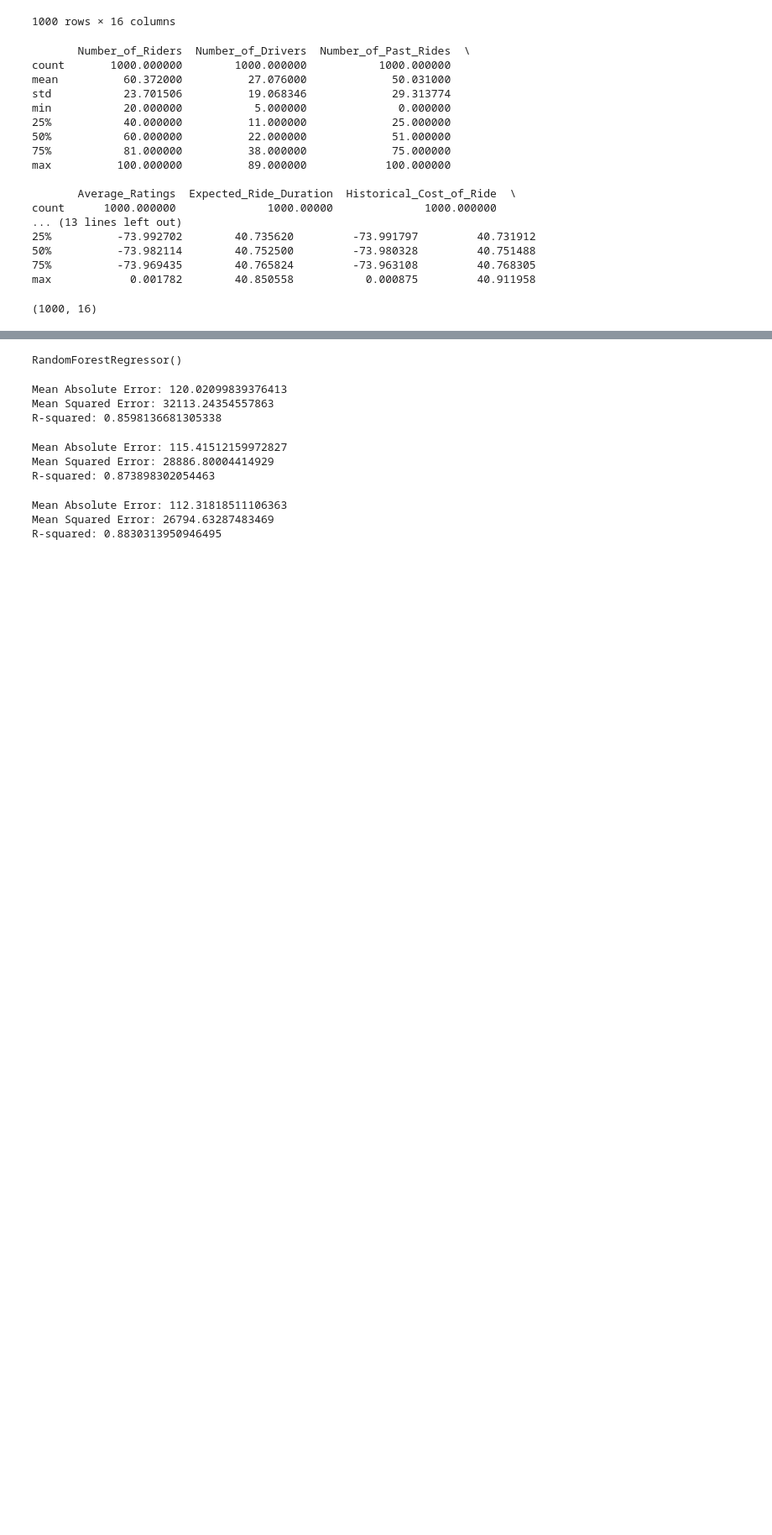
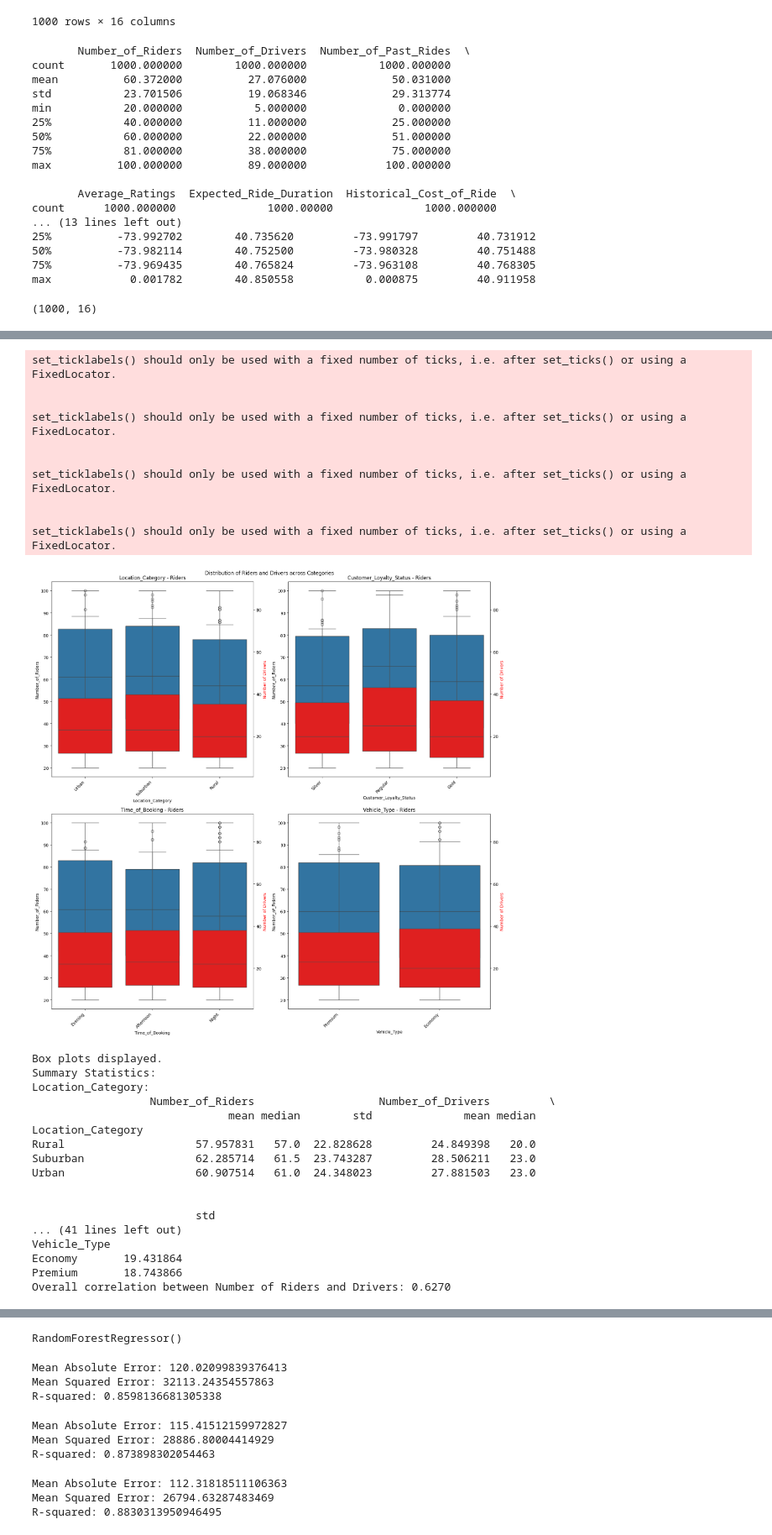
Before and after one commit to AhamadAli30/Dynamic-Pricing-on-Uber-Fares, a Jupyter notebook: Dynamic_pricing.ipynb, the cells around one changed output, grey strips where cells are left out. Shown at 84% size. Cells and saved outputs as stored; diff of their text form; code cells hidden in the pictures; blank space fills up the shorter version.

```diff
--- a/Dynamic_pricing.ipynb
+++ b/Dynamic_pricing.ipynb
@@ -74,0 +127,66 @@ fig.show()
+# %%
+import pandas as pd
+import matplotlib.pyplot as plt
+import seaborn as sns
+from scipy import stats
+
+
+# Box plots for each category
+categories = ['Location_Category', 'Customer_Loyalty_Status', 'Time_of_Booking', 'Vehicle_Type']
+fig, axes = plt.subplots(2, 2, figsize=(16, 16))
+fig.suptitle("Distribution of Riders and Drivers across Categories")
+
+for cat, ax in zip(categories, axes.flatten()):
+    sns.boxplot(data=df, x=cat, y='Number_of_Riders', ax=ax)
+    ax.set_xticklabels(ax.get_xticklabels(), rotation=45, ha='right')
+    ax.set_title(f'{cat} - Riders')
+
+    ax_twin = ax.twinx()
+    sns.boxplot(data=df, x=cat, y='Number_of_Drivers', ax=ax_twin, color='red')
+    ax_twin.set_ylabel('Number of Drivers', color='red')
+
+plt.tight_layout()
+plt.show()  # Ensure plots are displayed
+print("Box plots displayed.")
+
+# Summary
+print("\
+Summary Statistics:")
+for cat in categories:
+    print(f"\
+{cat}:")
+    print(data.groupby(cat)[['Number_of_Riders', 'Number_of_Drivers']].agg(['mean', 'median', 'std']))
+
+# Correlation analysis
+correlation = data['Number_of_Riders'].corr(df['Number_of_Drivers'])
+print(f"\
+Overall correlation between Number of Riders and Drivers: {correlation:.4f}")
+# %% [output]
+set_ticklabels() should only be used with a fixed number of ticks, i.e. after set_ticks() or using a FixedLocator.
+
+
+set_ticklabels() should only be used with a fixed number of ticks, i.e. after set_ticks() or using a FixedLocator.
+
+
+set_ticklabels() should only be used with a fixed number of ticks, i.e. after set_ticks() or using a FixedLocator.
+
+
+set_ticklabels() should only be used with a fixed number of ticks, i.e. after set_ticks() or using a FixedLocator.
+[figure, added]
+Box plots displayed.
+Summary Statistics:
+Location_Category:
+                  Number_of_Riders                   Number_of_Drivers         \
+                              mean median        std              mean median
+Location_Category
+Rural                    57.957831   57.0  22.828628         24.849398   20.0
+Suburban                 62.285714   61.5  23.743287         28.506211   23.0
+Urban                    60.907514   61.0  24.348023         27.881503   23.0
+
+
+                         std
+... (41 lines left out)
+Vehicle_Type
+Economy       19.431864
+Premium       18.743866
+Overall correlation between Number of Riders and Drivers: 0.6270
```
Also changed, not shown: parts of 11 cells of this notebook.
